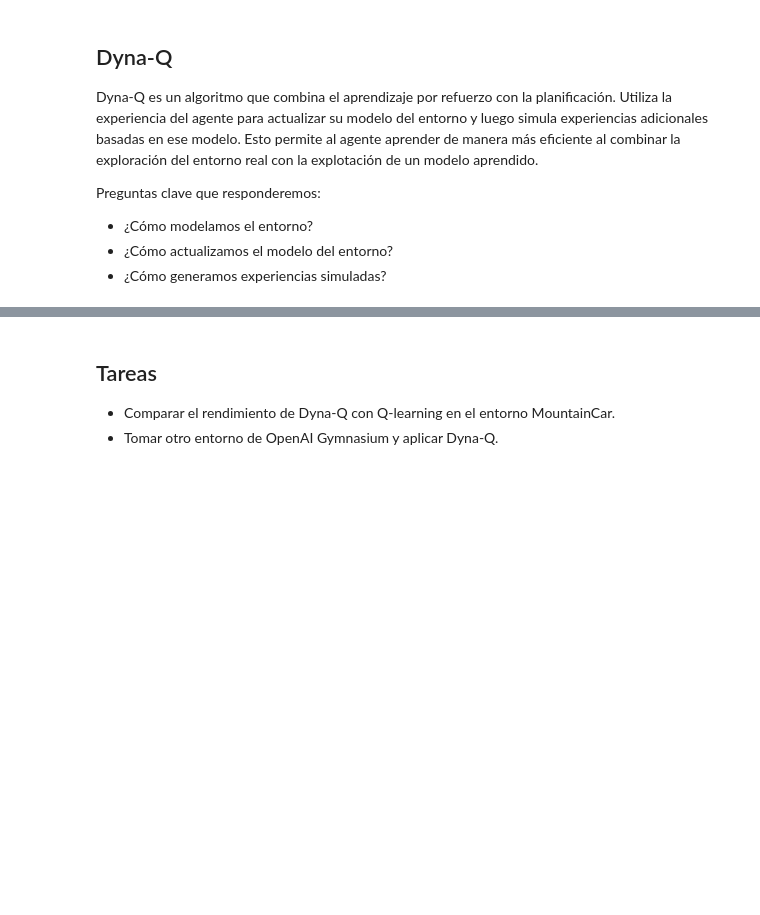
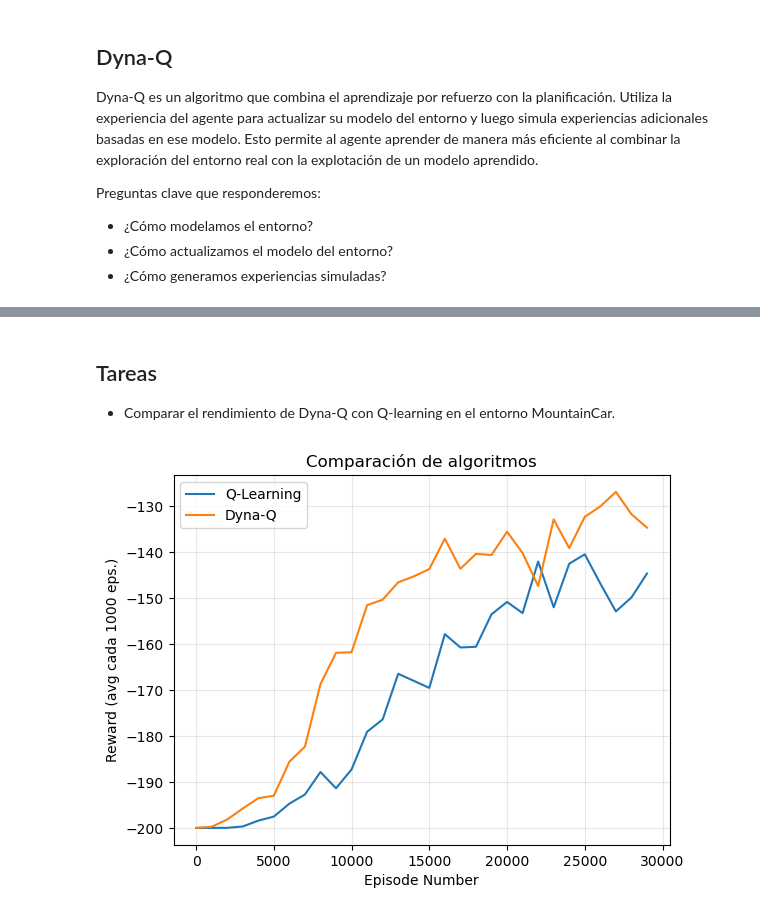
Before and after one commit to rodrigobeniteza/ORT-AI, a Jupyter notebook: Taller Inteligencia Artificial/Clases/Laboratorio 6 - Dyna-Q/Dyna_Q-letra.ipynb, the cells around one changed output, grey strips where cells are left out. Cells and saved outputs as stored; diff of their text form; code cells hidden in the pictures; blank space fills up the shorter version.

```diff
--- a/Taller Inteligencia Artificial/Clases/Laboratorio 6 - Dyna-Q/Dyna_Q-letra.ipynb
+++ b/Taller Inteligencia Artificial/Clases/Laboratorio 6 - Dyna-Q/Dyna_Q-letra.ipynb
@@ -277,7 +283,7 @@ import random
 from collections import defaultdict
 
 def dyna_q(env, num_episodes=1000, alpha=0.1, p_alpha=0.01, gamma=0.99, n=5,
-           epsilon_start=1.0, epsilon_decay=0.9995, epsilon_min=0.05):
+           epsilon_start=1.0, epsilon_decay=0.9, epsilon_min=0.05):
     """
     Dyna-Q (Sutton & Barto, sec. 8.2): Q-learning + planificación con modelo.
 
@@ -317,11 +323,19 @@ def dyna_q(env, num_episodes=1000, alpha=0.1, p_alpha=0.01, gamma=0.99, n=5,
             td_target = reward + gamma * np.max(Q[next_pos, next_vel])
             Q[pos, vel, action] += alpha * (td_target - Q[pos, vel, action])
 
-            # TODO:
             # Aprendizaje del modelo: guardar la transición observada.
             # Planning: repetir n veces una actualización de Q sobre una
             #           transición (estado, acción) muestreada del modelo
             #           (usar p_alpha como tasa de aprendizaje).
+
+            model[(pos, vel, action)] .append((next_pos, next_vel, reward))
+
+            for _ in range(n):
+                p_pos, p_vel, p_action = random.choice(list(model.keys()))
+                p_next_pos, p_next_vel, p_reward = random.choice(model[(p_pos, p_vel, p_action)])
+
+                td_target = p_reward + gamma * np.max(Q[p_next_pos, p_next_vel])
+                Q[p_pos, p_vel, p_action] += p_alpha * (td_target - Q[p_pos, p_vel, p_action])
 
             pos, vel = next_pos, next_vel
             done = terminated or truncated
@@ -362,4 +381,7 @@ Video(video_path, embed=True, width=600)
 ## Tareas
 
 - Comparar el rendimiento de Dyna-Q con Q-learning en el entorno MountainCar.
-- Tomar otro entorno de OpenAI Gymnasium y aplicar Dyna-Q.
+# %%
+plot_rewards_comparison([rewards_ql, rewards_dq], ["Q-Learning", "Dyna-Q"])
+# %% [output]
+[figure, added]
```
Also changed, not shown: parts of 16 cells of this notebook.
